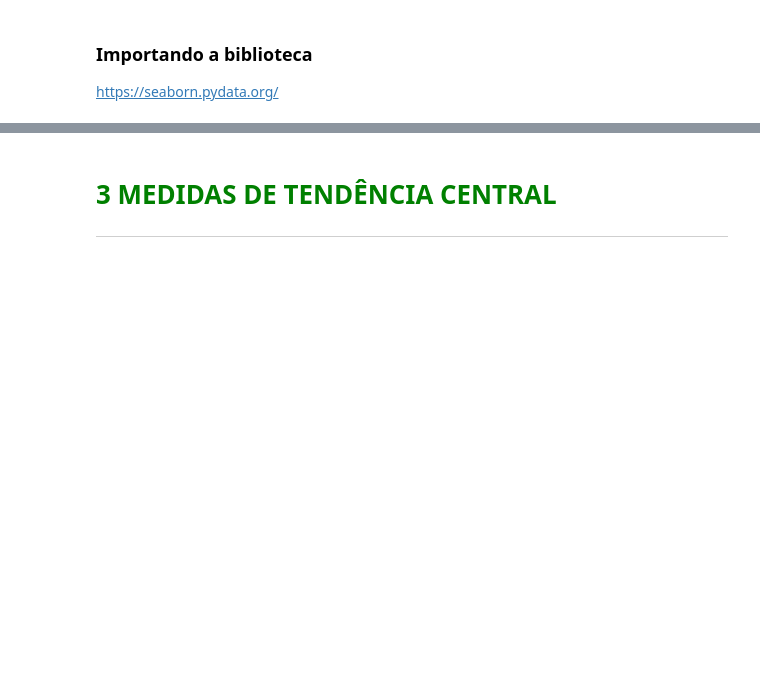
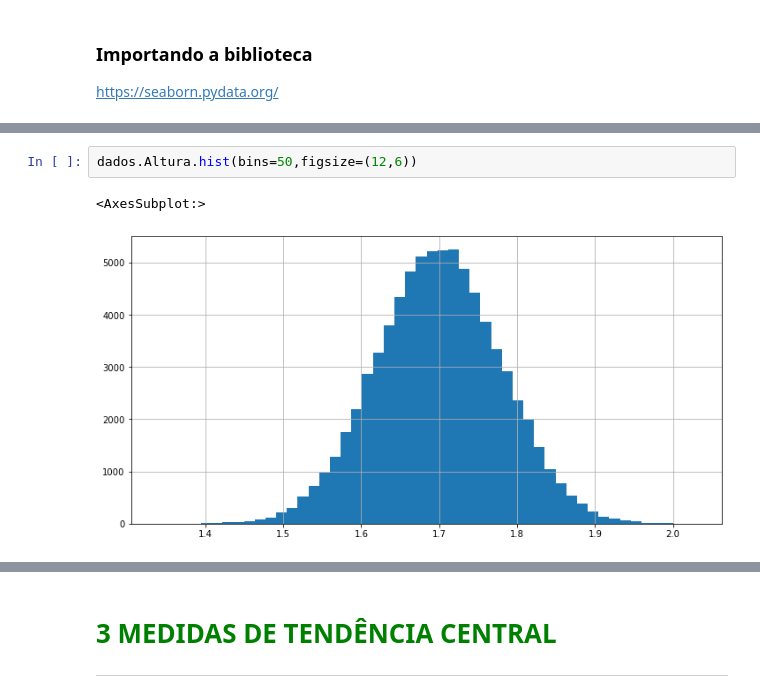
Before and after one commit to gabriels3t/Estatistica-Com-Python-Parte-1, a Jupyter notebook: Curso_de_Estatística_Parte_1.ipynb, the cells around one changed output, grey strips where cells are left out. Drawn from its saved outputs; the diff is of its cells as text; blank space fills up the shorter version.

```diff
--- a/Curso_de_Estatística_Parte_1.ipynb
+++ b/Curso_de_Estatística_Parte_1.ipynb
@@ -329,0 +535,5 @@ https://seaborn.pydata.org/
+# %%
+dados.Altura.hist(bins=50,figsize=(12,6))
+# %% [output]
+<AxesSubplot:>
+[figure, added]
```
Also changed, not shown: parts of 69 cells of this notebook.
